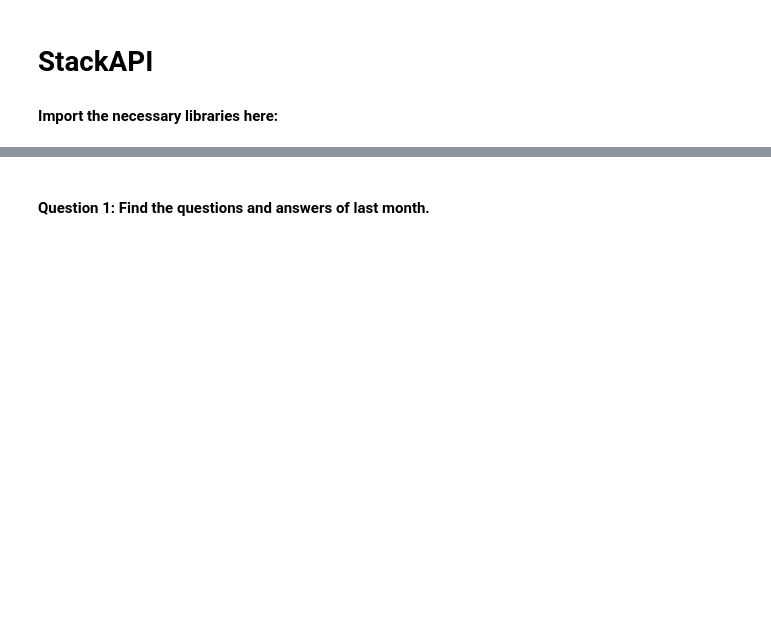
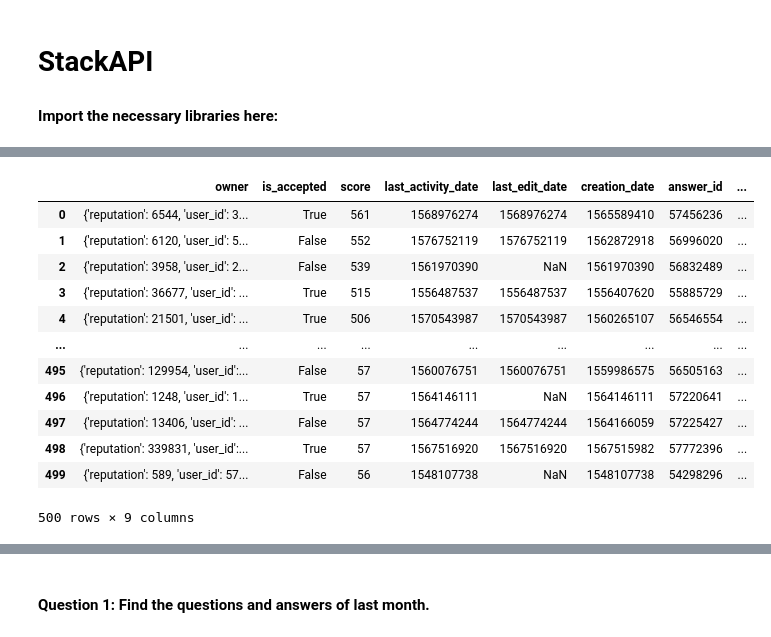
Before and after one commit to Binardino/lab-stackAPI, a Jupyter notebook: your-code/StackAPI_vRL.ipynb, the cells around one changed output, grey strips where cells are left out. Cells and saved outputs as stored; diff of their text form; code cells hidden in the pictures; blank space fills up the shorter version.

```diff
--- a/your-code/StackAPI_vRL.ipynb
+++ b/your-code/StackAPI_vRL.ipynb
@@ -195,0 +127,4 @@ nested_columns = ['items', 'items_title']
+# %%
+answers = SITE.fetch('answers', fromdate=1547247600, todate=1577833200, min=20, sort='votes')
+
+print(json.dumps(answers, indent=4))
@@ -195,0 +149,4 @@ nested_columns = ['items', 'items_title']
+# %%
+answers_dec = pd.DataFrame(answers)
+
+answers_dec
@@ -195,0 +167,18 @@ nested_columns = ['items', 'items_title']
+# %%
+answers_items_df = pd.DataFrame(dict(answers_dec["items"])).transpose()
+
+answers_items_df
+# %% [output]
+|  | owner | is_accepted | score | last_activity_date | last_edit_date | creation_date | answer_id | ... |
+| 0 | {'reputation': 6544, 'user_id': 3... | True | 561 | 1568976274 | 1568976274 | 1565589410 | 57456236 | ... |
+| 1 | {'reputation': 6120, 'user_id': 5... | False | 552 | 1576752119 | 1576752119 | 1562872918 | 56996020 | ... |
+| 2 | {'reputation': 3958, 'user_id': 2... | False | 539 | 1561970390 | NaN | 1561970390 | 56832489 | ... |
+| 3 | {'reputation': 36677, 'user_id': ... | True | 515 | 1556487537 | 1556487537 | 1556407620 | 55885729 | ... |
+| 4 | {'reputation': 21501, 'user_id': ... | True | 506 | 1570543987 | 1570543987 | 1560265107 | 56546554 | ... |
+| ... | ... | ... | ... | ... | ... | ... | ... | ... |
+| 495 | {'reputation': 129954, 'user_id':... | False | 57 | 1560076751 | 1560076751 | 1559986575 | 56505163 | ... |
+| 496 | {'reputation': 1248, 'user_id': 1... | True | 57 | 1564146111 | NaN | 1564146111 | 57220641 | ... |
+| 497 | {'reputation': 13406, 'user_id': ... | False | 57 | 1564774244 | 1564774244 | 1564166059 | 57225427 | ... |
+| 498 | {'reputation': 339831, 'user_id':... | True | 57 | 1567516920 | 1567516920 | 1567515982 | 57772396 | ... |
+| 499 | {'reputation': 589, 'user_id': 57... | False | 56 | 1548107738 | NaN | 1548107738 | 54298296 | ... |
+500 rows × 9 columns
```
Also changed, not shown: parts of 35 cells of this notebook, 2 other files.
